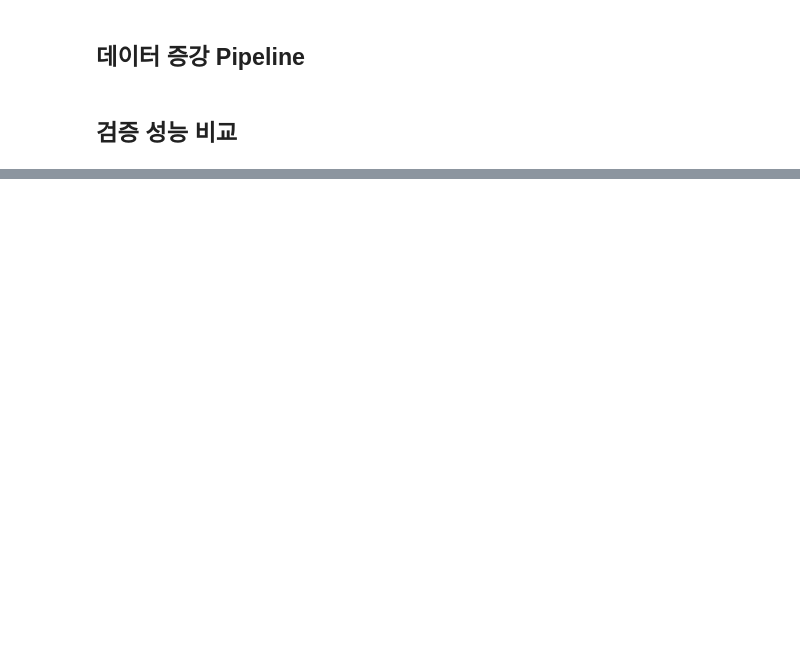
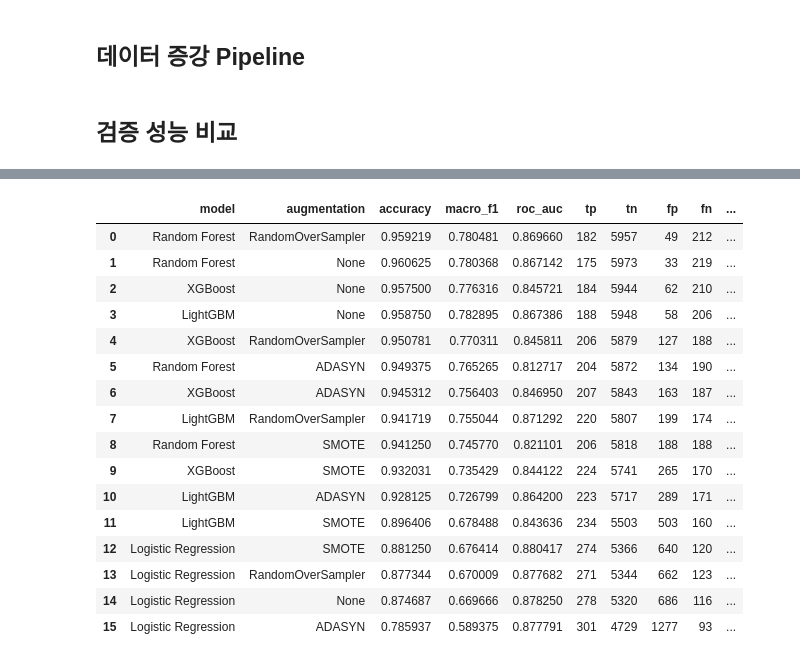
Before and after one commit to wagyu09/invoice-delay-prediction, a Jupyter notebook: notebooks/08_data_augmentation.ipynb, the cells around one changed output, grey strips where cells are left out. Drawn from its saved outputs; the diff is of its cells as text; code cells hidden in the pictures; blank space fills up the shorter version.

```diff
--- a/notebooks/08_data_augmentation.ipynb
+++ b/notebooks/08_data_augmentation.ipynb
@@ -274,0 +316,75 @@ evaluate_predictions(f"{best_result['model']} + {best_result['augmentation']} th
+# %%
+# 모든 조합의 validation 예측 결과를 비용 관점에서 비교한다.
+COST_FIXED_FP = 23.0
+
+
+def recovery_cost_per_1000(delay_days):
+    # FN은 실제 연체를 놓친 경우로 보고, 연체 기간별 회수 비용을 적용한다.
+    if delay_days <= 30:
+        return 1.5
+    if delay_days <= 60:
+        return 5.0
+    if delay_days <= 90:
+        return 8.0
+    return 10.5
+
+
+def make_cost_summary(row):
+    frame = valid_raw.copy().reset_index(drop=True)
+    frame['y_true'] = y_valid.reset_index(drop=True).values
+    frame['y_pred'] = np.asarray(row['valid_pred']).astype(int)
+    frame['pred_proba'] = np.asarray(row['valid_proba'])
+    frame['delay_days'] = frame['business_days_late'].clip(lower=0)
+    frame['amount_usd_actual'] = np.expm1(frame['amount_in_usd'])
+
+    frame['is_fn'] = (frame['y_true'] == 1) & (frame['y_pred'] == 0)
+    frame['is_fp'] = (frame['y_true'] == 0) & (frame['y_pred'] == 1)
+    frame['is_tp'] = (frame['y_true'] == 1) & (frame['y_pred'] == 1)
+    frame['is_tn'] = (frame['y_true'] == 0) & (frame['y_pred'] == 0)
+
+    frame['cost_per_1000'] = frame['delay_days'].apply(recovery_cost_per_1000)
+    frame['fn_recovery_cost'] = np.where(
+        frame['is_fn'],
+        frame['amount_usd_actual'] / 1000 * frame['cost_per_1000'],
+        0.0,
+    )
+    frame['fp_fixed_cost'] = np.where(frame['is_fp'], COST_FIXED_FP, 0.0)
+    frame['total_error_cost'] = frame['fn_recovery_cost'] + frame['fp_fixed_cost']
+
+    return {
+        'model': row['model'],
+        'augmentation': row['augmentation'],
+        'accuracy': row['accuracy'],
+        'macro_f1': row['macro_f1'],
+        'roc_auc': row['roc_auc'],
+        'tp': int(frame['is_tp'].sum()),
+        'tn': int(frame['is_tn'].sum()),
+        'fp': int(frame['is_fp'].sum()),
+        'fn': int(frame['is_fn'].sum()),
+        'fn_recovery_cost': frame['fn_recovery_cost'].sum(),
+        'fp_fixed_cost': frame['fp_fixed_cost'].sum(),
+        'total_error_cost': frame['total_error_cost'].sum(),
+    }
+
+
+cost_summary_df = pd.DataFrame([make_cost_summary(row) for row in results])
+cost_summary_df = cost_summary_df.sort_values('total_error_cost').reset_index(drop=True)
+display(cost_summary_df)
+# %% [output]
+|  | model | augmentation | accuracy | macro_f1 | roc_auc | tp | tn | fp | fn | ... |
+| 0 | Random Forest | RandomOverSampler | 0.959219 | 0.780481 | 0.869660 | 182 | 5957 | 49 | 212 | ... |
+| 1 | Random Forest | None | 0.960625 | 0.780368 | 0.867142 | 175 | 5973 | 33 | 219 | ... |
+| 2 | XGBoost | None | 0.957500 | 0.776316 | 0.845721 | 184 | 5944 | 62 | 210 | ... |
+| 3 | LightGBM | None | 0.958750 | 0.782895 | 0.867386 | 188 | 5948 | 58 | 206 | ... |
+| 4 | XGBoost | RandomOverSampler | 0.950781 | 0.770311 | 0.845811 | 206 | 5879 | 127 | 188 | ... |
+| 5 | Random Forest | ADASYN | 0.949375 | 0.765265 | 0.812717 | 204 | 5872 | 134 | 190 | ... |
+| 6 | XGBoost | ADASYN | 0.945312 | 0.756403 | 0.846950 | 207 | 5843 | 163 | 187 | ... |
+| 7 | LightGBM | RandomOverSampler | 0.941719 | 0.755044 | 0.871292 | 220 | 5807 | 199 | 174 | ... |
+| 8 | Random Forest | SMOTE | 0.941250 | 0.745770 | 0.821101 | 206 | 5818 | 188 | 188 | ... |
+| 9 | XGBoost | SMOTE | 0.932031 | 0.735429 | 0.844122 | 224 | 5741 | 265 | 170 | ... |
+| 10 | LightGBM | ADASYN | 0.928125 | 0.726799 | 0.864200 | 223 | 5717 | 289 | 171 | ... |
+| 11 | LightGBM | SMOTE | 0.896406 | 0.678488 | 0.843636 | 234 | 5503 | 503 | 160 | ... |
+| 12 | Logistic Regression | SMOTE | 0.881250 | 0.676414 | 0.880417 | 274 | 5366 | 640 | 120 | ... |
+| 13 | Logistic Regression | RandomOverSampler | 0.877344 | 0.670009 | 0.877682 | 271 | 5344 | 662 | 123 | ... |
+| 14 | Logistic Regression | None | 0.874687 | 0.669666 | 0.878250 | 278 | 5320 | 686 | 116 | ... |
+| 15 | Logistic Regression | ADASYN | 0.785937 | 0.589375 | 0.877791 | 301 | 4729 | 1277 | 93 | ... |
```
Also changed, not shown: parts of 10 cells of this notebook, 2 other files.
